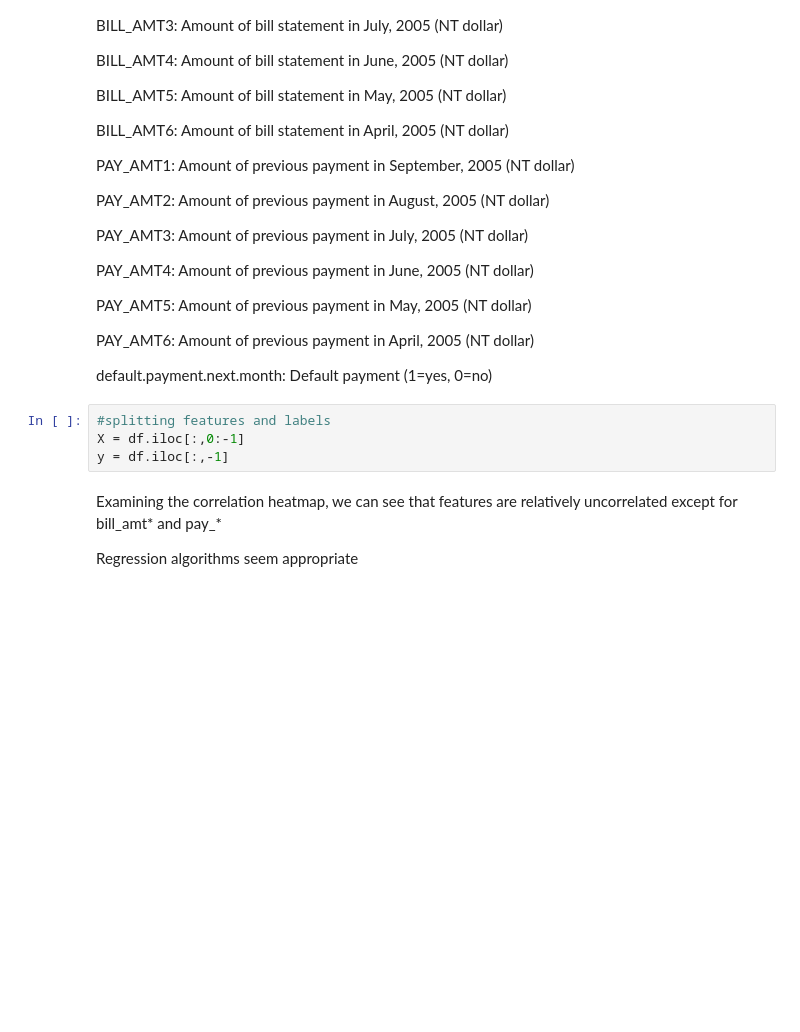
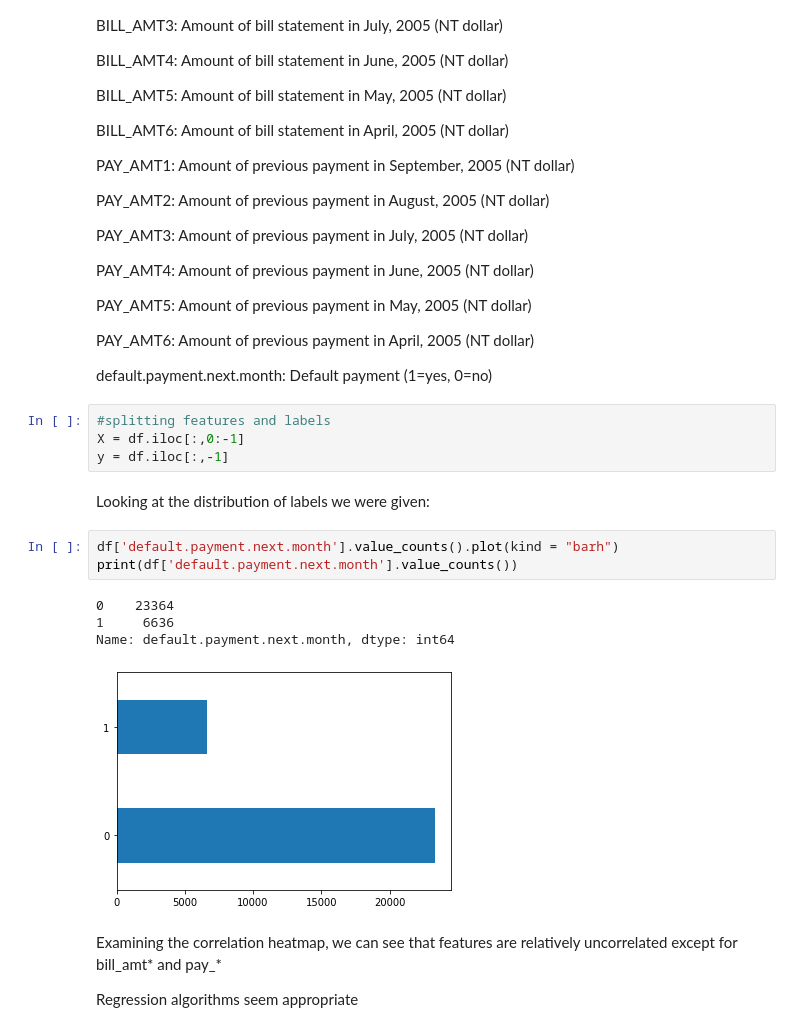
Before and after one commit to ewonguoft/flatiron_project, a Jupyter notebook: Predicting defaults in credit cards.ipynb, the cells around one changed output. Saved outputs shown, nothing was run; the diff lists cells and outputs as text; blank space fills up the shorter version.

```diff
--- a/Predicting defaults in credit cards.ipynb
+++ b/Predicting defaults in credit cards.ipynb
@@ -69,6 +77,16 @@ default.payment.next.month: Default payment (1=yes, 0=no)
 #splitting features and labels
 X = df.iloc[:,0:-1]
 y = df.iloc[:,-1]
+# %% [markdown]
+Looking at the distribution of labels we were given:
+# %%
+df['default.payment.next.month'].value_counts().plot(kind = "barh")
+print(df['default.payment.next.month'].value_counts())
+# %% [output]
+0    23364
+1     6636
+Name: default.payment.next.month, dtype: int64
+[figure, added]
 # %% [markdown]
 Examining the correlation heatmap, we can see that features are relatively uncorrelated except for bill_amt* and pay_*
 
```
Also changed, not shown: parts of 19 cells of this notebook.
